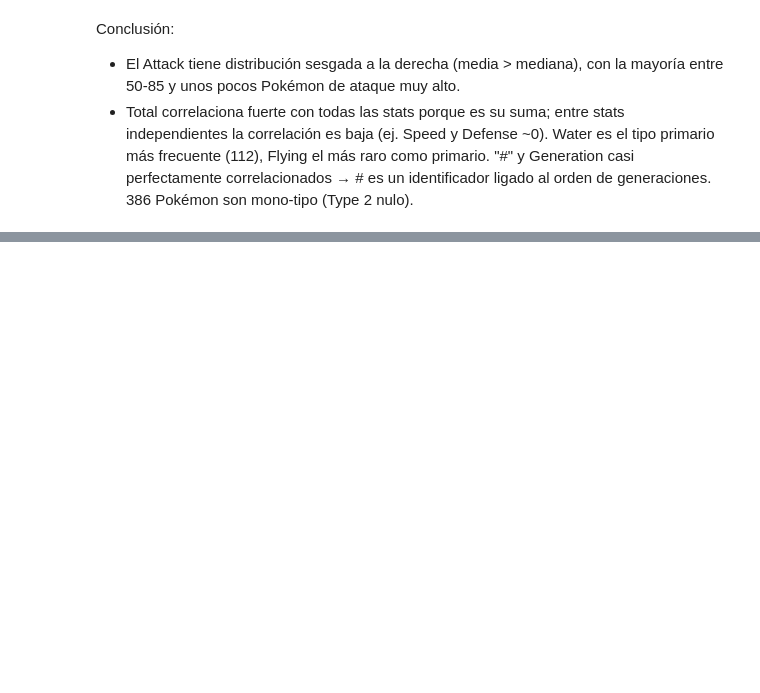
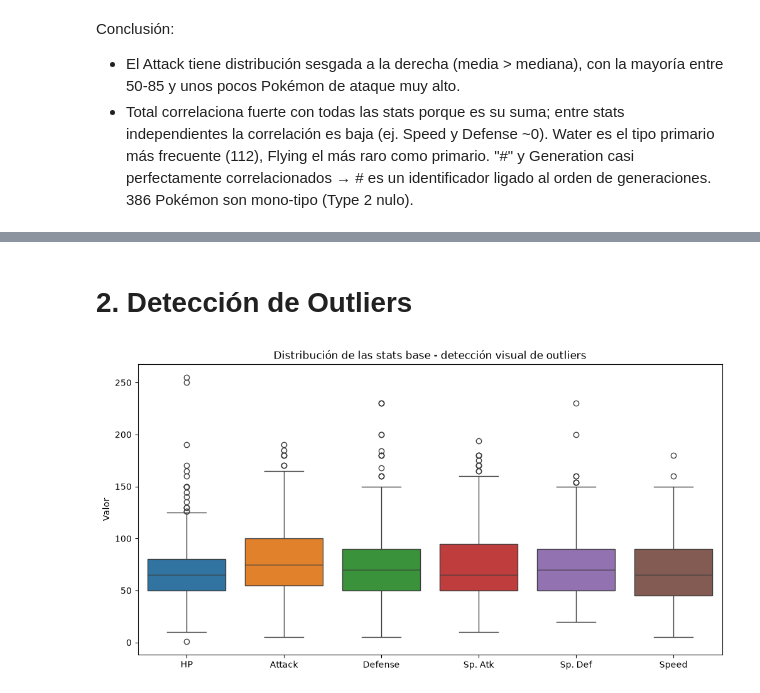
Before and after one commit to agusclap/IA2026, a Jupyter notebook: main.ipynb, the cells around one changed output, grey strips where cells are left out. Drawn from its saved outputs; the diff is of its cells as text; code cells hidden in the pictures; blank space fills up the shorter version.

Commit message:
Actividad 3: caracteristicas generales, outliers y diapositivas

```diff
--- a/main.ipynb
+++ b/main.ipynb
@@ -111,0 +155,4 @@ Water es el tipo primario más frecuente (112), Flying el más raro como primari
+# %%
+df["Type 2"] = df["Type 2"].fillna("None")
+print(df["Type 2"].value_counts().head())
+print("\nNulos restantes en el dataset:", df.isna().sum().sum())
@@ -111,0 +235,12 @@ Water es el tipo primario más frecuente (112), Flying el más raro como primari
+# %% [markdown]
+# 2. Detección de Outliers
+# %%
+stats = ["HP", "Attack", "Defense", "Sp. Atk", "Sp. Def", "Speed"]
+
+plt.figure(figsize=(12,6))
+sns.boxplot(data=df[stats])
+plt.title("Distribución de las stats base - detección visual de outliers")
+plt.ylabel("Valor")
+plt.show()
+# %% [output]
+[figure, added]
```
Also changed, not shown: parts of 23 cells of this notebook, 6 other files.
